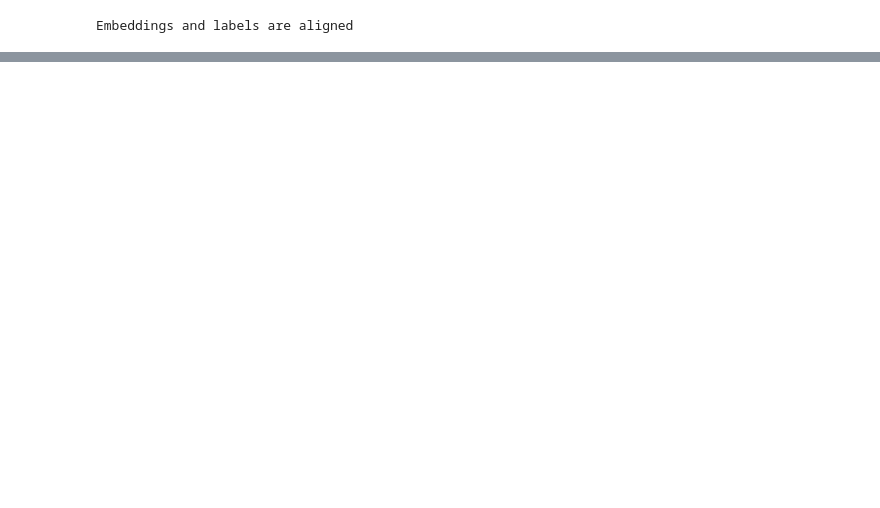
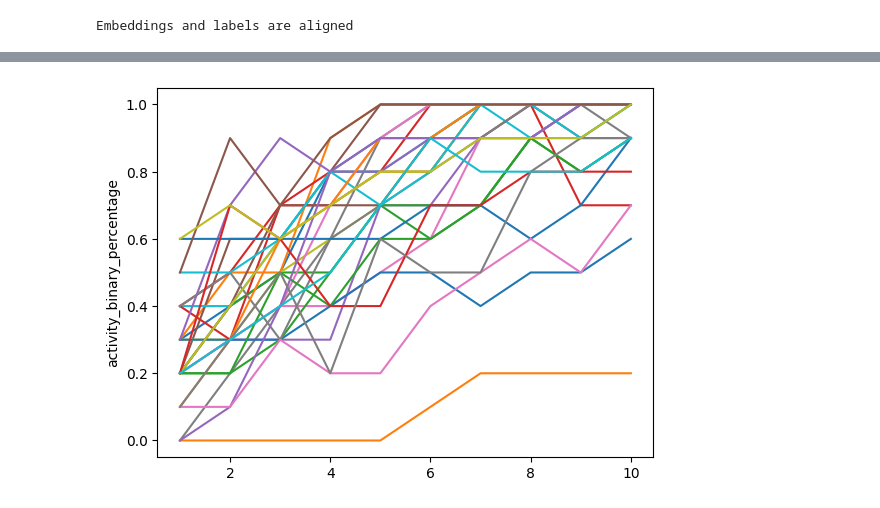
Before and after one commit to andrew-xu-unimelb/MLDE_evolvepro, a Jupyter notebook: random_forest_tests.ipynb, the cells around one changed output, grey strips where cells are left out. Cells and saved outputs as stored; diff of their text form; code cells hidden in the pictures; blank space fills up the shorter version.

```diff
--- a/random_forest_tests.ipynb
+++ b/random_forest_tests.ipynb
@@ -152,3 +114,29 @@ model_simulation(
+# %%
+metrics_list = []
+for i in range(0, 30):
+    model = RandomForestRegressor(n_estimators=200, criterion='friedman_mse', max_depth=None, min_samples_split=2,
+                                    min_samples_leaf=1, min_weight_fraction_leaf=0.0, max_features=round(math.log2(1280)),
+                                    max_leaf_nodes=None, min_impurity_decrease=0.0, bootstrap=True, oob_score=False,
+                                    n_jobs=None, random_state=1, verbose=0, warm_start=False, ccp_alpha=0.0,
+                                    max_samples=None)
+    predicted_activities, metrics, final_cycle_predictions = simulation_pipeline.model_simulation(
+        embeddings = embeddings,
+        labels = labels,
+        output_dir = "output/RF_simulations",
+        predict_all = True,
+        activity = "activity",
+        cycles = 10,
+        num_per_cycle = 10,
+        model = model,
+        random_seed = i,
+        limit_AA_selection = True
+    )
+    metrics_list.append(metrics)
+# %%
+for i in range(0, 30):
+    sns.lineplot(metrics_list[i]['activity_binary_percentage'])
+# %% [output]
+[figure, added]
 # %%
 pca = pca_visualisation.Create_PCA(
     embedding_path = "output/dms/embeddings/jones_esm1b_t33_650M_UR50S.csv",
```
Also changed, not shown: parts of 7 cells of this notebook, 5 other files.
